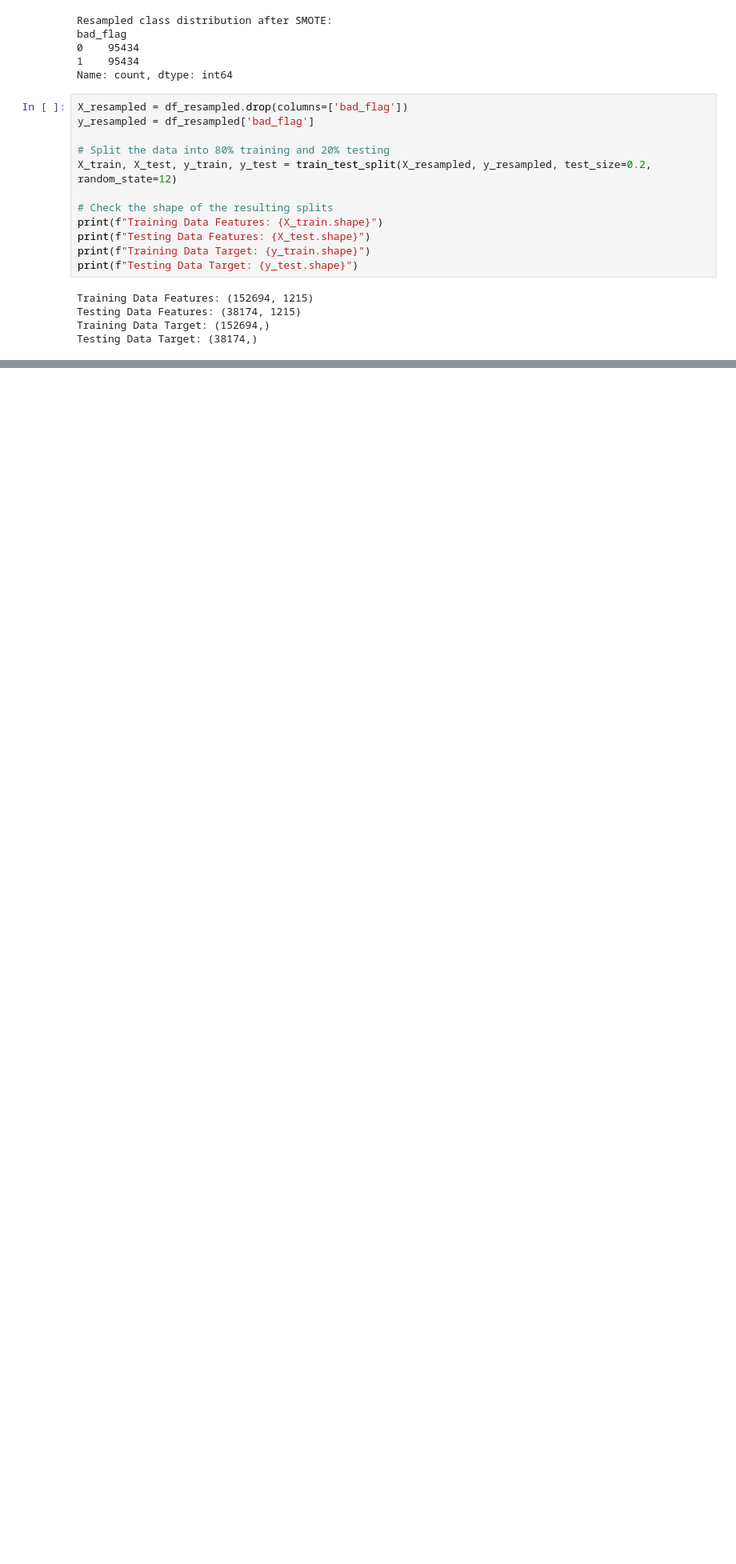
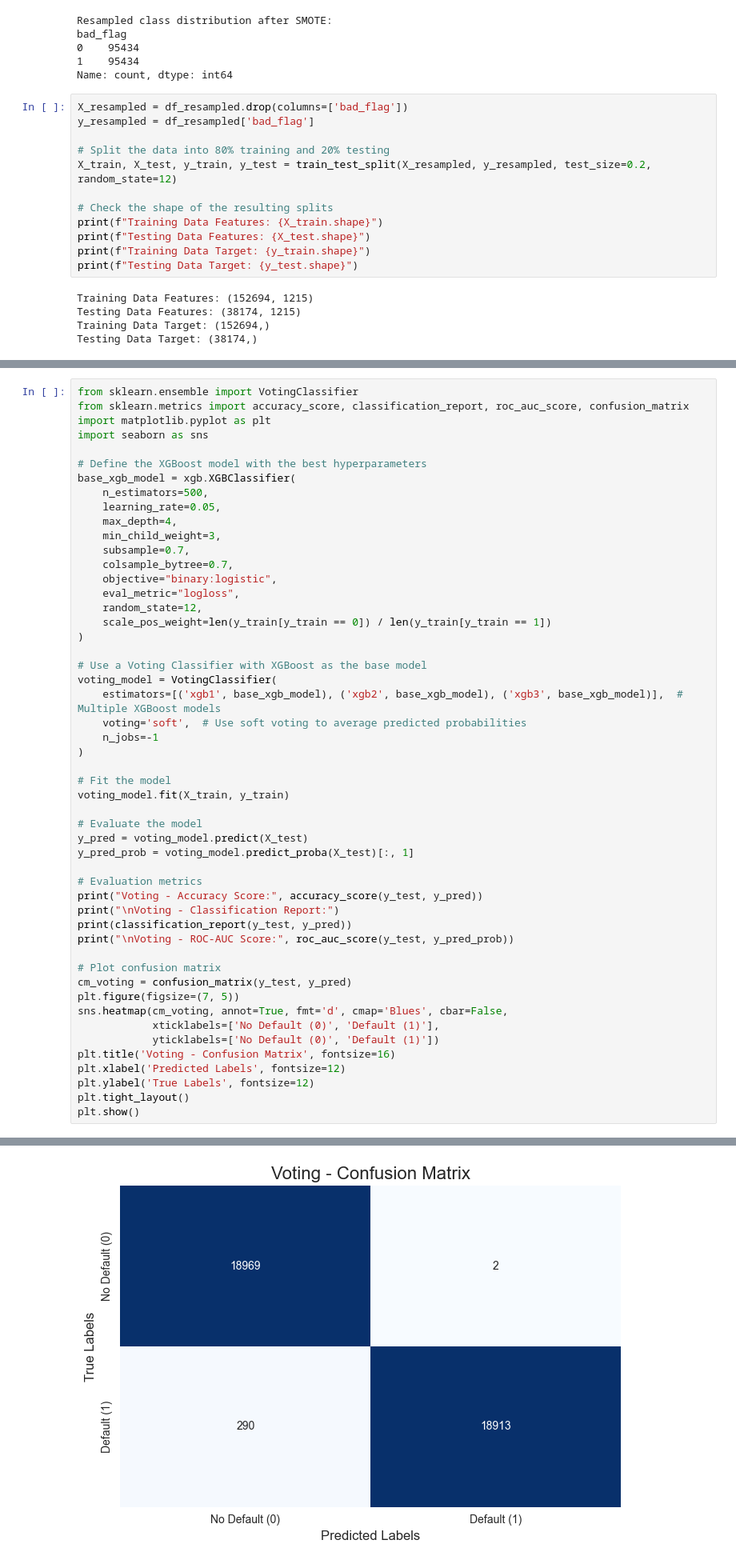
Before and after one commit to yashkk07/Convolve-3.0, a Jupyter notebook: hackathon.ipynb, the cells around one changed output, grey strips where cells are left out. Shown: that part at 80% size. Cells and saved outputs as stored; diff of their text form; blank space fills up the shorter version.

Commit message:
update file
tried hyperparameter tuning with xgb

```diff
--- a/hackathon.ipynb
+++ b/hackathon.ipynb
@@ -752,0 +859,52 @@ ROC-AUC Score: 0.997690297175395
+# %%
+from sklearn.ensemble import VotingClassifier
+from sklearn.metrics import accuracy_score, classification_report, roc_auc_score, confusion_matrix
+import matplotlib.pyplot as plt
+import seaborn as sns
+
+# Define the XGBoost model with the best hyperparameters
+base_xgb_model = xgb.XGBClassifier(
+    n_estimators=500,
+    learning_rate=0.05,
+    max_depth=4,
+    min_child_weight=3,
+    subsample=0.7,
+    colsample_bytree=0.7,
+    objective="binary:logistic",
+    eval_metric="logloss",
+    random_state=12,
+    scale_pos_weight=len(y_train[y_train == 0]) / len(y_train[y_train == 1])
+)
+
+# Use a Voting Classifier with XGBoost as the base model
+voting_model = VotingClassifier(
+    estimators=[('xgb1', base_xgb_model), ('xgb2', base_xgb_model), ('xgb3', base_xgb_model)],  # Multiple XGBoost models
+    voting='soft',  # Use soft voting to average predicted probabilities
+    n_jobs=-1
+)
+
+# Fit the model
+voting_model.fit(X_train, y_train)
+
+# Evaluate the model
+y_pred = voting_model.predict(X_test)
+y_pred_prob = voting_model.predict_proba(X_test)[:, 1]
+
+# Evaluation metrics
+print("Voting - Accuracy Score:", accuracy_score(y_test, y_pred))
+print("\nVoting - Classification Report:")
+print(classification_report(y_test, y_pred))
+print("\nVoting - ROC-AUC Score:", roc_auc_score(y_test, y_pred_prob))
+
+# Plot confusion matrix
+cm_voting = confusion_matrix(y_test, y_pred)
+plt.figure(figsize=(7, 5))
+sns.heatmap(cm_voting, annot=True, fmt='d', cmap='Blues', cbar=False,
+            xticklabels=['No Default (0)', 'Default (1)'],
+            yticklabels=['No Default (0)', 'Default (1)'])
+plt.title('Voting - Confusion Matrix', fontsize=16)
+plt.xlabel('Predicted Labels', fontsize=12)
+plt.ylabel('True Labels', fontsize=12)
+plt.tight_layout()
+plt.show()
+# %% [output]
@@ -752,0 +925 @@ ROC-AUC Score: 0.997690297175395
+[figure, added]
```
Also changed, not shown: parts of 6 cells of this notebook.
